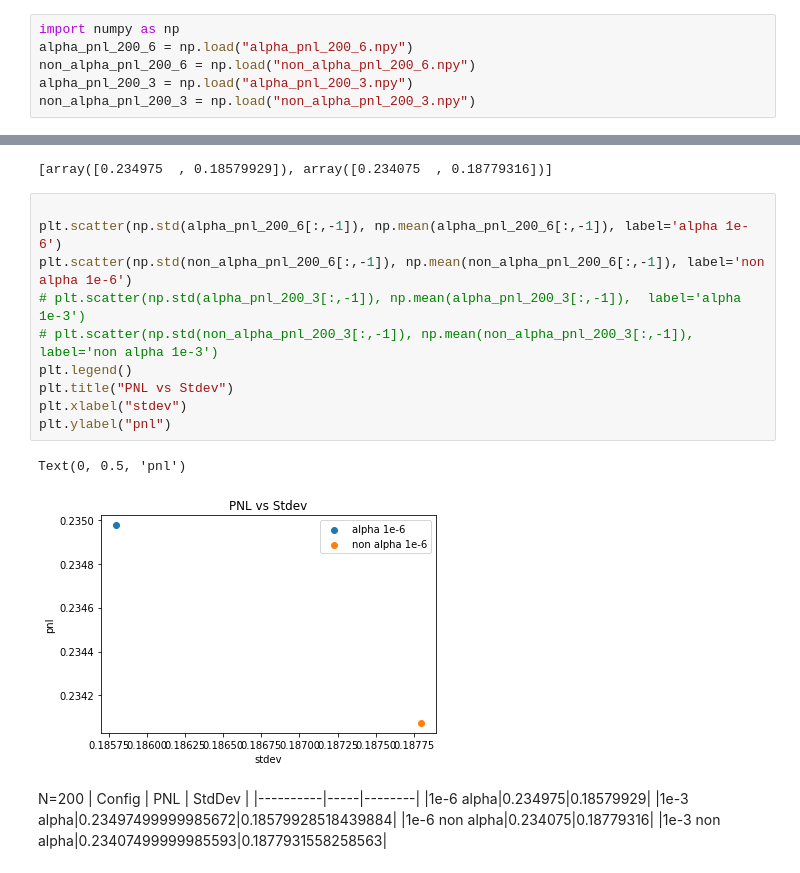
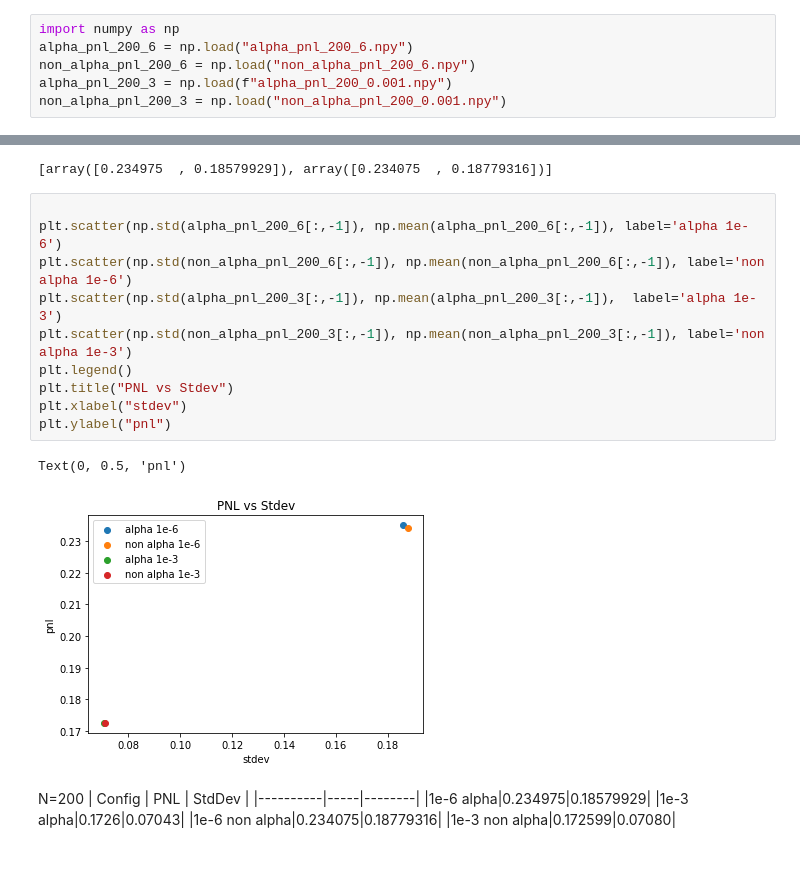
Before and after one commit to cavallofederico/marketmaking, a Jupyter notebook: pnl simulations.ipynb, the cells around one changed output, grey strips where cells are left out. Drawn from its saved outputs; the diff is of its cells as text.

```diff
--- a/pnl simulations.ipynb
+++ b/pnl simulations.ipynb
@@ -364,8 +369,8 @@ np.save("non_alpha_pnl_500_3.npy", data_500_non_alpha_3[16])
 import numpy as np
 alpha_pnl_200_6 = np.load("alpha_pnl_200_6.npy")
 non_alpha_pnl_200_6 = np.load("non_alpha_pnl_200_6.npy")
-alpha_pnl_200_3 = np.load("alpha_pnl_200_3.npy")
-non_alpha_pnl_200_3 = np.load("non_alpha_pnl_200_3.npy")
+alpha_pnl_200_3 = np.load(f"alpha_pnl_200_0.001.npy")
+non_alpha_pnl_200_3 = np.load("non_alpha_pnl_200_0.001.npy")
 # %% [markdown]
 ### PNL vs t 1e-6
 # %%
@@ -443,21 +488,21 @@ pnl_std
 # %%
 
 plt.scatter(np.std(alpha_pnl_200_6[:,-1]), np.mean(alpha_pnl_200_6[:,-1]), label='alpha 1e-6')
 plt.scatter(np.std(non_alpha_pnl_200_6[:,-1]), np.mean(non_alpha_pnl_200_6[:,-1]), label='non alpha 1e-6')
-# plt.scatter(np.std(alpha_pnl_200_3[:,-1]), np.mean(alpha_pnl_200_3[:,-1]),  label='alpha 1e-3')
-# plt.scatter(np.std(non_alpha_pnl_200_3[:,-1]), np.mean(non_alpha_pnl_200_3[:,-1]), label='non alpha 1e-3')
+plt.scatter(np.std(alpha_pnl_200_3[:,-1]), np.mean(alpha_pnl_200_3[:,-1]),  label='alpha 1e-3')
+plt.scatter(np.std(non_alpha_pnl_200_3[:,-1]), np.mean(non_alpha_pnl_200_3[:,-1]), label='non alpha 1e-3')
 plt.legend()
 plt.title("PNL vs Stdev")
 plt.xlabel("stdev")
 plt.ylabel("pnl")
 # %% [output]
 Text(0, 0.5, 'pnl')
-[figure, old version]
+[figure, new version]
 # %% [markdown]
 N=200
 | Config   | PNL | StdDev |
 |----------|-----|--------|
 |1e-6 alpha|0.234975|0.18579929|
-|1e-3 alpha|0.23497499999985672|0.18579928518439884|
+|1e-3 alpha|0.1726|0.07043|
 |1e-6 non alpha|0.234075|0.18779316|
-|1e-3 non alpha|0.23407499999985593|0.1877931558258563|
+|1e-3 non alpha|0.172599|0.07080|
```
Also changed, not shown: parts of 14 cells of this notebook, 1 other file.
